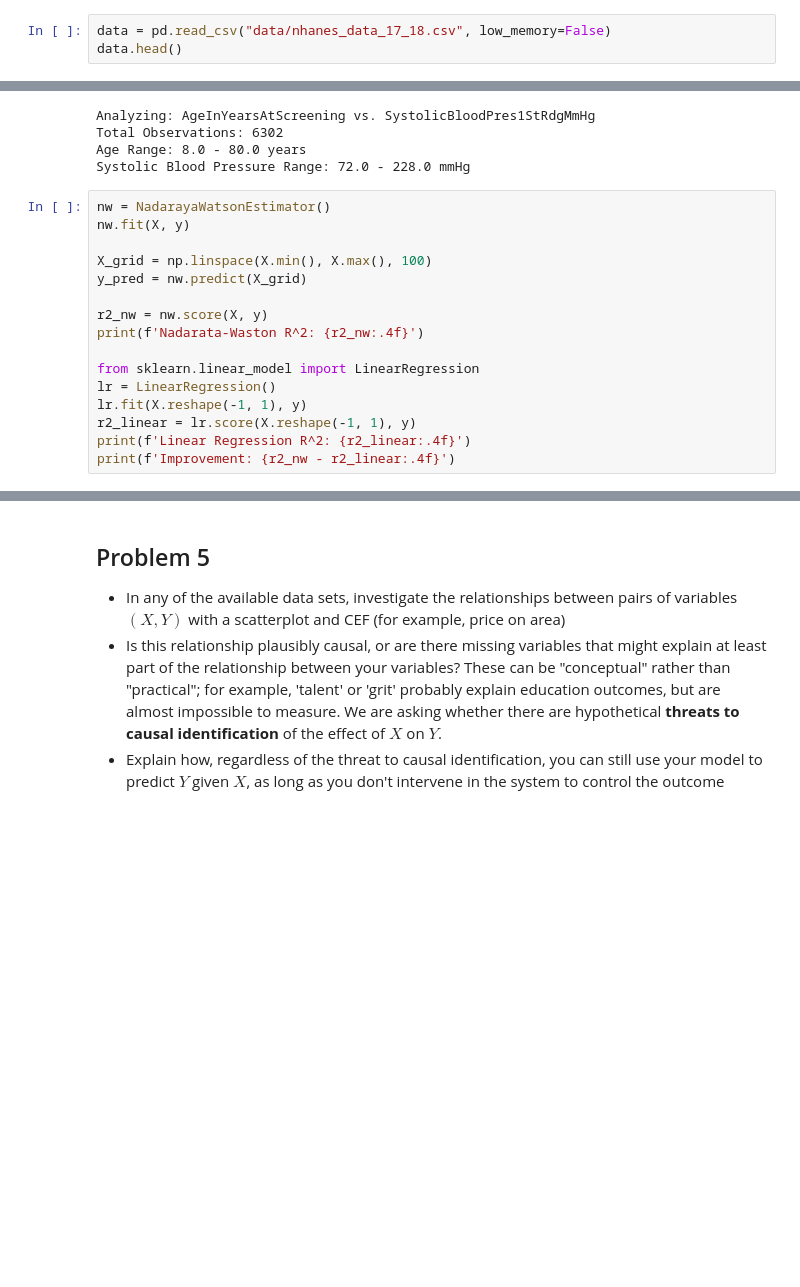
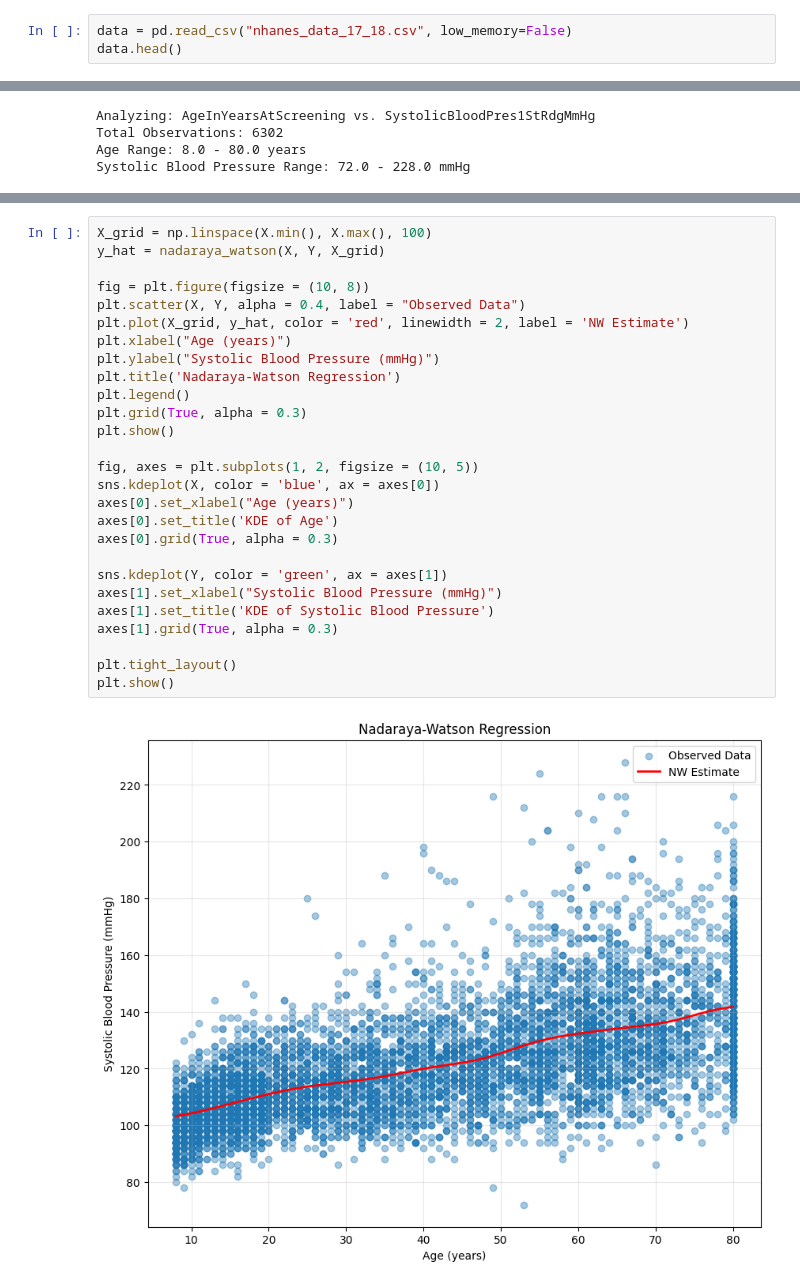
Before and after one commit to chloeob74/uu_assignment_3, a Jupyter notebook: assignment_3.ipynb, the cells around one changed output, grey strips where cells are left out. Drawn from its saved outputs; the diff is of its cells as text; blank space fills up the shorter version.

```diff
--- a/assignment_3.ipynb
+++ b/assignment_3.ipynb
@@ -19,5 +18,5 @@ from sklearn.metrics import r2_score
 # %%
-data = pd.read_csv("data/nhanes_data_17_18.csv", low_memory=False)
+data = pd.read_csv("nhanes_data_17_18.csv", low_memory=False)
 data.head()
 # %% [output]
 |  | SEQN | GeneralHealthCondition | EverBreastfedOrFedBreastmilk | AgeStoppedBreastfeedingdays | AgeFirstFedFormuladays | ... |
@@ -458,19 +461,3 @@ Analyzing: AgeInYearsAtScreening vs. SystolicBloodPres1StRdgMmHg
 Total Observations: 6302
 Age Range: 8.0 - 80.0 years
 Systolic Blood Pressure Range: 72.0 - 228.0 mmHg
-# %%
-nw = NadarayaWatsonEstimator()
-nw.fit(X, y)
-
-X_grid = np.linspace(X.min(), X.max(), 100)
-y_pred = nw.predict(X_grid)
-
-r2_nw = nw.score(X, y)
-print(f'Nadarata-Waston R^2: {r2_nw:.4f}')
-
-from sklearn.linear_model import LinearRegression
-lr = LinearRegression()
-lr.fit(X.reshape(-1, 1), y)
-r2_linear = lr.score(X.reshape(-1, 1), y)
-print(f'Linear Regression R^2: {r2_linear:.4f}')
-print(f'Improvement: {r2_nw - r2_linear:.4f}')
@@ -502,5 +464,29 @@ plt.show()
-# %% [markdown]
-## Problem 5
-- In any of the available data sets, investigate the relationships between pairs of variables $(X,Y)$ with a scatterplot and CEF (for example, price on area)
-- Is this relationship plausibly causal, or are there missing variables that might explain at least part of the relationship between your variables? These can be "conceptual" rather than "practical"; for example, 'talent' or 'grit' probably explain education outcomes, but are almost impossible to measure. We are asking whether there are hypothetical **threats to causal identification** of the effect of $X$ on $Y$.
-- Explain how, regardless of the threat to causal identification, you can still use your model to predict $Y$ given $X$, as long as you don't intervene in the system to control the outcome
+# %%
+X_grid = np.linspace(X.min(), X.max(), 100)
+y_hat = nadaraya_watson(X, Y, X_grid)
+
+fig = plt.figure(figsize = (10, 8))
+plt.scatter(X, Y, alpha = 0.4, label = "Observed Data")
+plt.plot(X_grid, y_hat, color = 'red', linewidth = 2, label = 'NW Estimate')
+plt.xlabel("Age (years)")
+plt.ylabel("Systolic Blood Pressure (mmHg)")
+plt.title('Nadaraya-Watson Regression')
+plt.legend()
+plt.grid(True, alpha = 0.3)
+plt.show()
+
+fig, axes = plt.subplots(1, 2, figsize = (10, 5))
+sns.kdeplot(X, color = 'blue', ax = axes[0])
+axes[0].set_xlabel("Age (years)")
+axes[0].set_title('KDE of Age')
+axes[0].grid(True, alpha = 0.3)
+
+sns.kdeplot(Y, color = 'green', ax = axes[1])
+axes[1].set_xlabel("Systolic Blood Pressure (mmHg)")
+axes[1].set_title('KDE of Systolic Blood Pressure')
+axes[1].grid(True, alpha = 0.3)
+
+plt.tight_layout()
+plt.show()
+# %% [output]
+[figure, added]
```
Also changed, not shown: parts of 13 cells of this notebook.
